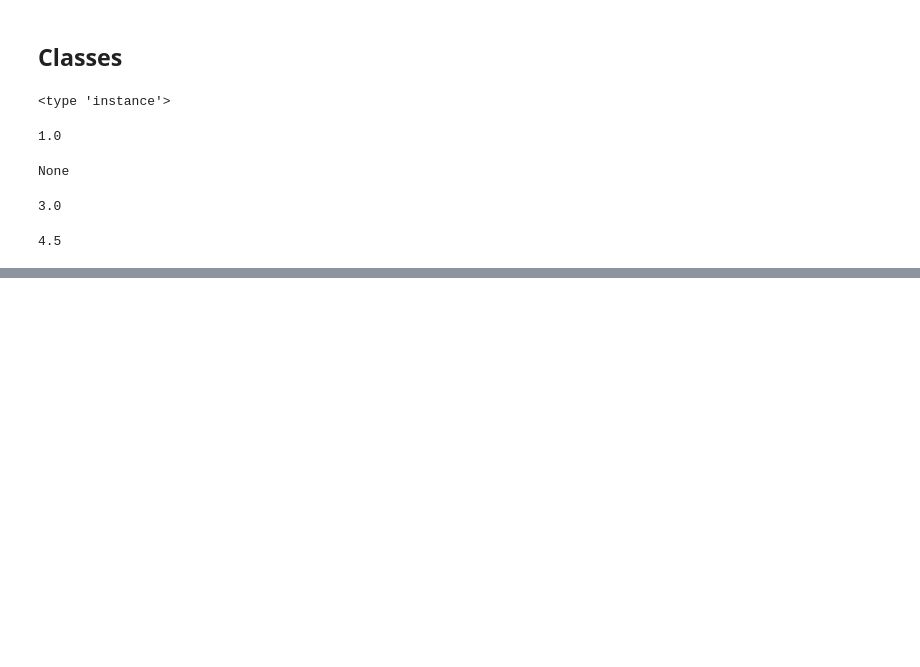
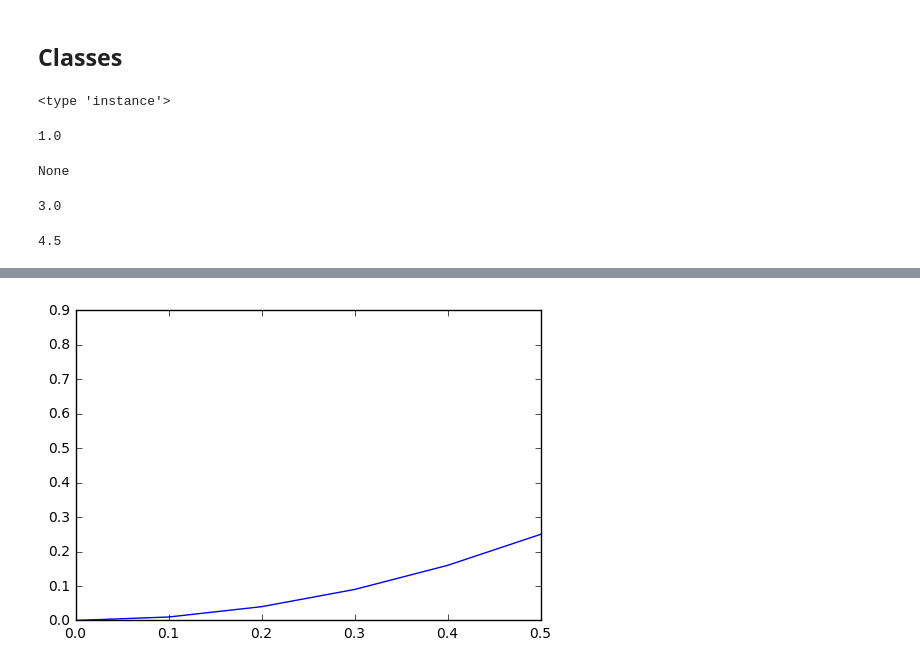
Before and after one commit to csaq5147/Programming, a Jupyter notebook: Lesson3.ipynb, the cells around one changed output, grey strips where cells are left out. Cells and saved outputs as stored; diff of their text form; code cells hidden in the pictures; blank space fills up the shorter version.

```diff
--- a/Lesson3.ipynb
+++ b/Lesson3.ipynb
@@ -181,0 +206,5 @@ print p1.y
+# %%
+plt.plot(x,y);
+plt.xlim([0.0,0.5]);
+# %% [output]
+[figure, added]
```
Also changed, not shown: parts of 11 cells of this notebook.
